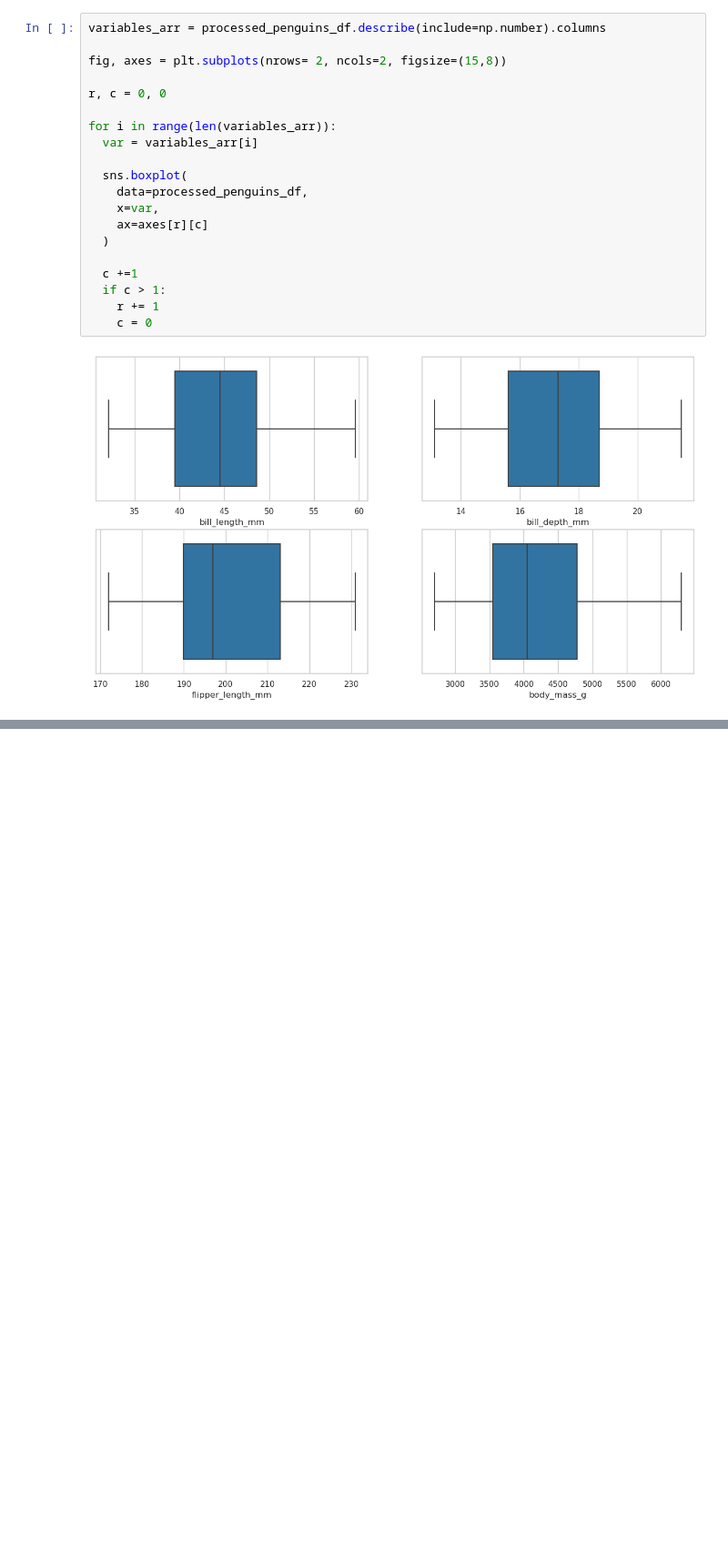
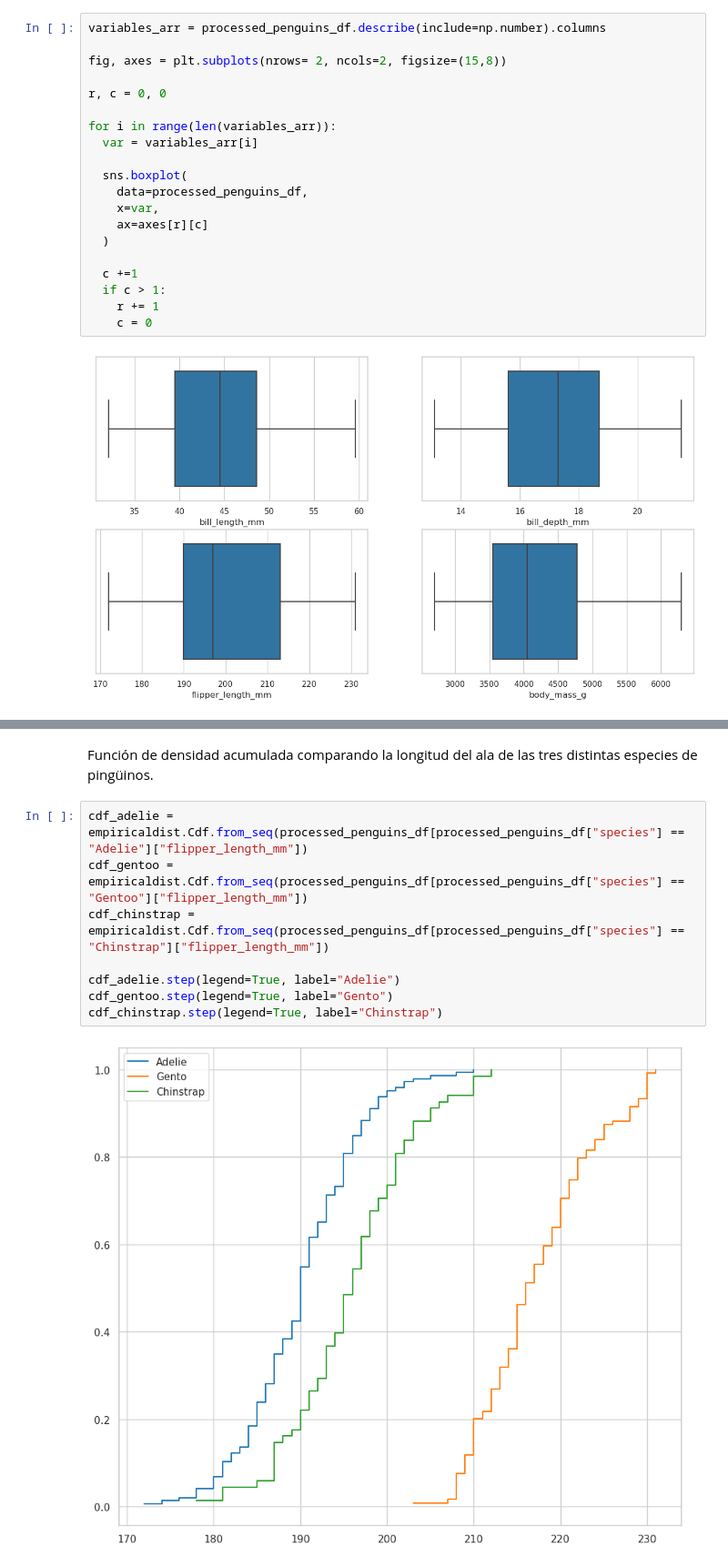
Before and after one commit to pahoalapizco/eda_penguins, a Jupyter notebook: notebooks/1.0-eda_penguins-introduction.ipynb, the cells around one changed output, grey strips where cells are left out. Shown at 91% size. Drawn from its saved outputs; the diff is of its cells as text; blank space fills up the shorter version.

```diff
--- a/notebooks/1.0-eda_penguins-introduction.ipynb
+++ b/notebooks/1.0-eda_penguins-introduction.ipynb
@@ -623,0 +728,12 @@ for i in range(len(variables_arr)):
+# %% [markdown]
+Función de densidad acumulada comparando la longitud del ala de las tres distintas especies de pingüinos.
+# %%
+cdf_adelie = empiricaldist.Cdf.from_seq(processed_penguins_df[processed_penguins_df["species"] == "Adelie"]["flipper_length_mm"])
+cdf_gentoo = empiricaldist.Cdf.from_seq(processed_penguins_df[processed_penguins_df["species"] == "Gentoo"]["flipper_length_mm"])
+cdf_chinstrap = empiricaldist.Cdf.from_seq(processed_penguins_df[processed_penguins_df["species"] == "Chinstrap"]["flipper_length_mm"])
+
+cdf_adelie.step(legend=True, label="Adelie")
+cdf_gentoo.step(legend=True, label="Gento")
+cdf_chinstrap.step(legend=True, label="Chinstrap")
+# %% [output]
+[figure, added]
```
Also changed, not shown: parts of 25 cells of this notebook.
